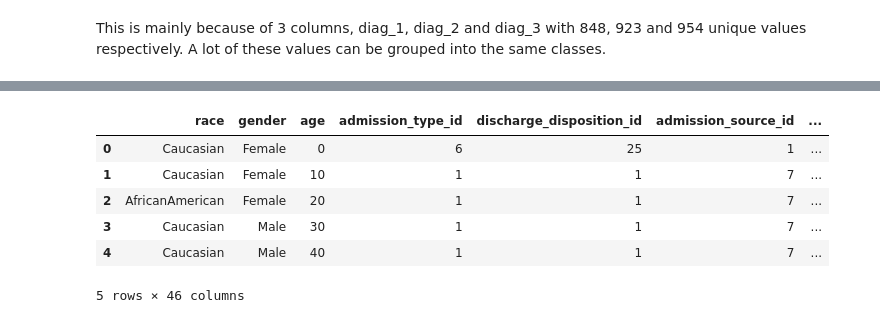
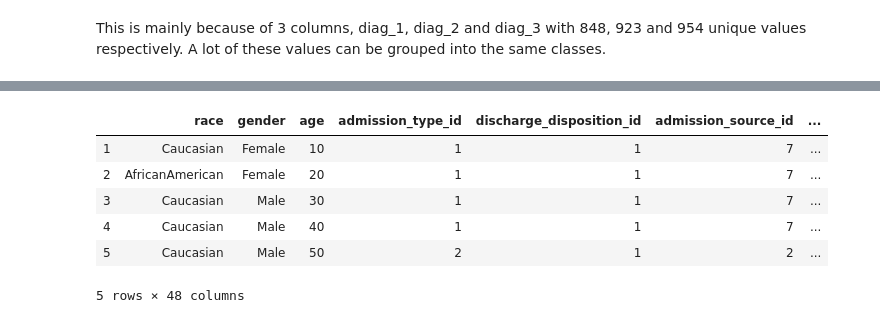
Before and after one commit to Sangha05/Diabetes_Readmission, a Jupyter notebook: Feature_Engineering_V1.ipynb, the cells around one changed output, grey strips where cells are left out. Cells and saved outputs as stored; diff of their text form; code cells hidden in the pictures.

```diff
--- a/Feature_Engineering_V1.ipynb
+++ b/Feature_Engineering_V1.ipynb
@@ -69,7 +71,8 @@ len(df[df['gender']=='Unknown/Invalid'])
 # %%
 #dropping columns with high percentage of missing values
 df.drop(['weight','medical_specialty','payer_code'],axis=1,inplace=True)
-
+# Replace uninformative gender with missing value
+df.loc[df['gender'] == 'Unknown/Invalid', 'gender'] = np.nan
 # dropping all records which contain NaN
-#df.dropna(inplace=True)
-#df.isna().sum()
+df.dropna(inplace=True)
+df.isna().sum()
@@ -118,4 +131,7 @@ This would be an issue for linear regression but we can use repeated measures wi
 # %%
+# Keep only the first encounter of each patient
+df['total_admissions'] = df.groupby('patient_nbr').cumcount()
+df = df.drop_duplicates(subset= ['patient_nbr'], keep = 'last')
 # Drop encounter_id and patient_nbr
 df.drop(['encounter_id','patient_nbr'],axis=1,inplace=True)
 # %% [markdown]
@@ -237,40 +255,40 @@ df.head()
 # %%
-#d24_feature_dict = {'Up':10,
-#                    'Down':-10,
-#                    'Steady':0,
-#                    'No':-20
-#                   }
-#d24_cols = ['metformin','repaglinide','nateglinide','chlorpropamide',
-# 'glimepiride','acetohexamide','glipizide','glyburide',
-# 'tolbutamide','pioglitazone','rosiglitazone','acarbose',
-# 'miglitol','troglitazone','tolazamide','examide',
-# 'citoglipton','insulin','glyburide-metformin','glipizide-metformin',
-# 'glimepiride-pioglitazone','metformin-rosiglitazone','metformin-pioglitazone']
+d24_feature_dict = {'Up':10,
+                    'Down':-10,
+                    'Steady':0,
+                    'No':-200
+                   }
+d24_cols = ['metformin','repaglinide','nateglinide','chlorpropamide',
+ 'glimepiride','acetohexamide','glipizide','glyburide',
+ 'tolbutamide','pioglitazone','rosiglitazone','acarbose',
+ 'miglitol','troglitazone','tolazamide','examide',
+ 'citoglipton','insulin','glyburide-metformin','glipizide-metformin',
+ 'glimepiride-pioglitazone','metformin-rosiglitazone','metformin-pioglitazone']
 
-#for col in d24_cols:
-#    colname = str(col) + 'temp'
-#    df[colname] = df[col].apply(lambda x: 0 if (x == 'No' or x == 'Steady') else 1)
-#df['numchange'] = 0
-#for col in d24_cols:
-#    colname = str(col) + 'temp'
-#    df['numchange'] = df['numchange'] + df[colname]
-#    del df[colname]
+for col in d24_cols:
+    colname = str(col) + 'temp'
+    df[colname] = df[col].apply(lambda x: 0 if (x == 'No' or x == 'Steady') else 1)
+df['medication_changes'] = 0
+for col in d24_cols:
+    colname = str(col) + 'temp'
+    df['medication_changes'] = df['medication_changes'] + df[colname]
+    del df[colname]
 
-#for col in d24_cols:
-#    df[col] = df[col].replace(d24_feature_dict)
+for col in d24_cols:
+    df[col] = df[col].replace(d24_feature_dict)
 
 df['within30'] = np.where(df['readmitted']=='<30',1,0)
 df['readmitted'] = np.where(df['readmitted']=='NO',0,1)
 
 df.head()
 # %% [output]
 |  | race | gender | age | admission_type_id | discharge_disposition_id | admission_source_id | ... |
-| 0 | Caucasian | Female | 0 | 6 | 25 | 1 | ... |
 | 1 | Caucasian | Female | 10 | 1 | 1 | 7 | ... |
 | 2 | AfricanAmerican | Female | 20 | 1 | 1 | 7 | ... |
 | 3 | Caucasian | Male | 30 | 1 | 1 | 7 | ... |
 | 4 | Caucasian | Male | 40 | 1 | 1 | 7 | ... |
+| 5 | Caucasian | Male | 50 | 2 | 1 | 2 | ... |
-5 rows × 46 columns
+5 rows × 48 columns
 # %%
 # 11,19,20,21 represent the patient expired at hospital or at home. We should remove these from our dataset as they cannot be
 # readmitted.
```
Also changed, not shown: parts of 21 cells of this notebook, 3 other files.
